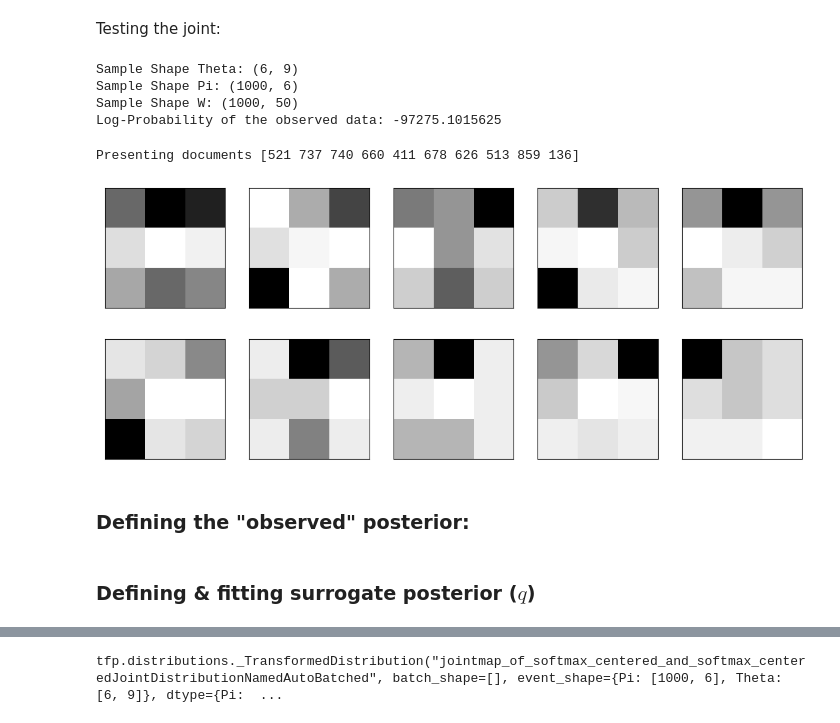
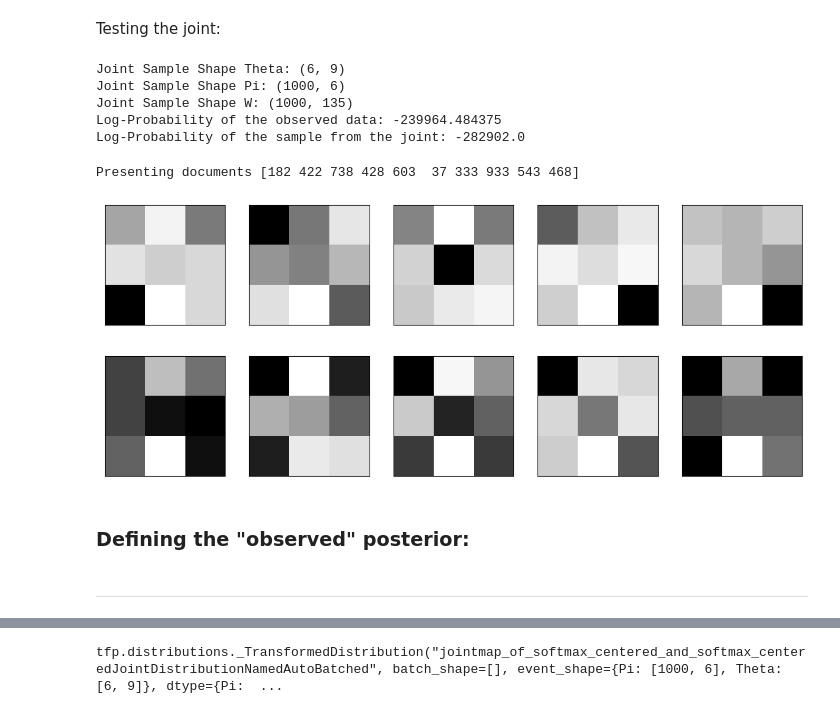
Before and after one commit to JannisZeller/topicflow, a Jupyter notebook: notebooks/tfp_variational_inference.ipynb, the cells around one changed output, grey strips where cells are left out. Drawn from its saved outputs; the diff is of its cells as text; code cells hidden in the pictures.

```diff
--- a/notebooks/tfp_variational_inference.ipynb
+++ b/notebooks/tfp_variational_inference.ipynb
@@ -47,16 +48,18 @@ tp_models = reload(tp_models)
 ## Generating Data
 # %%
 if ragged:
-    data = tp_data.squareLDDocuments(
+    data = tpc_data.squareLDDocuments(
         N_docs=N_docs,
         sqrt_N_vocab=sqrt_N_vocab,
-        N_words_rate=N_words)
+        N_words_rate=N_words,
+        alpha=0.3)
 
 if not ragged:
-    data = tp_data.squareLDDocuments(
+    data = tpc_data.squareLDDocuments(
         N_docs=N_docs,
         sqrt_N_vocab=sqrt_N_vocab,
-        N_words_fixed=N_words)
+        N_words_fixed=N_words,
+        alpha=0.3)
 # %%
-Theta, Pi, C_DId, C_DIdK, W_DId = data.extract_params()
+Theta, Pi, C_DId, C_DIdK, words = data.extract_params()
 # %%
@@ -78,12 +83,11 @@ This should work becaus topic models are bag-of-words models where only the (rel
 # %%
 if ragged:
     pad_token = N_vocab + 1
-    single_doclengths = W_DId.nested_row_lengths()[0].numpy()
+    single_doclengths = words.nested_row_lengths()[0].numpy()
     N_words = tf.reduce_max(single_doclengths)
-    N_words_mean = tf.cast(tf.reduce_mean(single_doclengths), tf.float32)
 
-    W_DId_ragged = W_DId.to_tensor(N_vocab+1).numpy()
-    W_DId = []
+    words_ragged = words.to_tensor(N_vocab+1).numpy() # Renaming the previous words object.
+    words = []
 
     def pad_single_doc(doc, length, N_words_max=N_words):
         pad_size    = N_words_max - length
@@ -95,7 +99,7 @@ if ragged:
         doc_padded[doc_padded == pad_token] = pad
         return doc_padded
 
-    for doc, length in zip(W_DId_ragged, single_doclengths):
-        W_DId.append(pad_single_doc(doc, length))
+    for doc, length in zip(words_ragged, single_doclengths):
+        words.append(pad_single_doc(doc, length))
 
-    W_DId = tf.constant(W_DId, dtype=tf.int32)
+    words = tf.constant(words, dtype=tf.int32)
@@ -124,7 +115,6 @@ The "$C$-step" can be "integrated out" using `tfp`'s `MixtureSameFamily`-distrib
 ## Priors:
 alphas = tf.ones((N_docs, N_topics),  dtype=tf.float32)
 betas  = tf.ones((N_topics, N_vocab), dtype=tf.float32)
-
 ## Joint
 joint = tfd.JointDistributionNamed(
     dict(
@@ -132,40 +122,35 @@ joint = tfd.JointDistributionNamed(
         Theta = tfd.Dirichlet(betas),
         W     = lambda Pi, Theta: tfd.Sample(
             tfd.MixtureSameFamily(
-                mixture_distribution=tfd.Categorical(
-                    probs=Pi
-                ),
-                components_distribution=tfd.Categorical(
-                    probs=Theta
-                )
-            ),
-            sample_shape=(N_words)
-        )
-    ),
+                mixture_distribution=tfd.Categorical(probs=Pi),
+                components_distribution=tfd.Categorical(probs=Theta)),
+            sample_shape=N_words)),
     batch_ndims=0,
-    use_vectorized_map=True
-)
+    use_vectorized_map=True)
 # %% [markdown]
 Testing the joint:
 # %%
 ## Sampling behavior
-for key, val in joint.sample().items():
-    print(f"Sample Shape {key}: {val.shape}")
-
+sample = joint.sample()
+for key, val in sample.items():
+    print(f"Joint Sample Shape {key}: {val.shape}")
 ## Log-probability of observed (possibly padded data) assuming the joint
-p = joint.log_prob(W=W_DId, Pi=Pi, Theta=Theta).numpy()
+p = joint.log_prob(W=words, Pi=Pi, Theta=Theta).numpy()
+p_sample = joint.log_prob(W=sample['W'], Pi=sample['Pi'], Theta=sample['Theta']).numpy()
 print(f"Log-Probability of the observed data: {p}")
+print(f"Log-Probability of the sample from the joint: {p_sample}")
 # %% [output]
-Sample Shape Theta: (6, 9)
-Sample Shape Pi: (1000, 6)
-Sample Shape W: (1000, 50)
-Log-Probability of the observed data: -97275.1015625
+Joint Sample Shape Theta: (6, 9)
+Joint Sample Shape Pi: (1000, 6)
+Joint Sample Shape W: (1000, 135)
+Log-Probability of the observed data: -239964.484375
+Log-Probability of the sample from the joint: -282902.0
 # %%
 ## Visualize documents from the prior-joint
-_ = tp_utils.visualize_random_docs(joint.sample()['W'], sqrt_V=sqrt_N_vocab)
+_ = tpc_utils.visualize_random_docs(joint.sample()['W'], sqrt_V=sqrt_N_vocab)
 # %% [output]
-Presenting documents [521 737 740 660 411 678 626 513 859 136]
+Presenting documents [182 422 738 428 603  37 333 933 543 468]
-[figure, old version]
+[figure, new version]
 # %% [markdown]
 ### Defining the "observed" posterior:
 # %%
@@ -173,2 +159,2 @@ unnormalized_posterior = lambda Pi, Theta: joint.log_prob(W=W_DId, Pi=Pi, Theta=
-# %% [markdown]
-### Defining & fitting surrogate posterior ($q$)
+# %% [markdown]
+---
```
Also changed, not shown: parts of 26 cells of this notebook, 1 other file.
